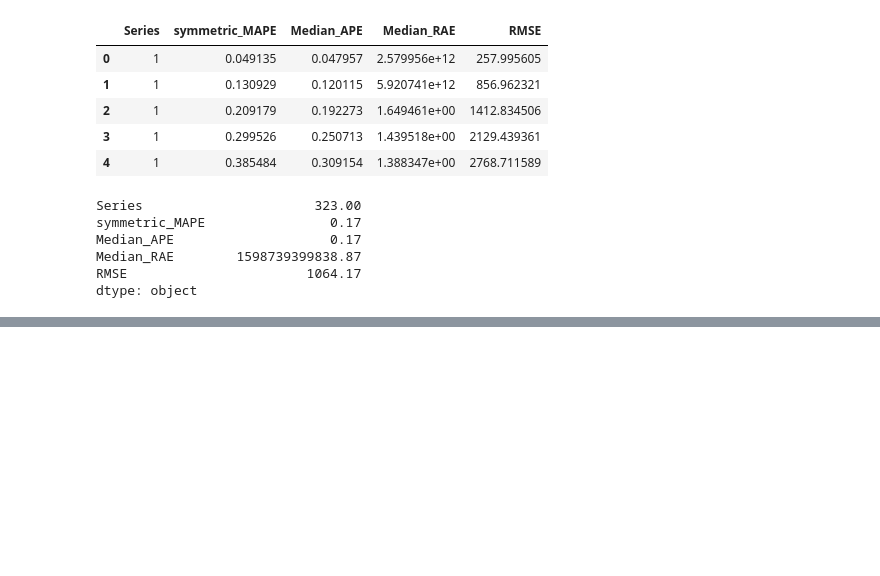
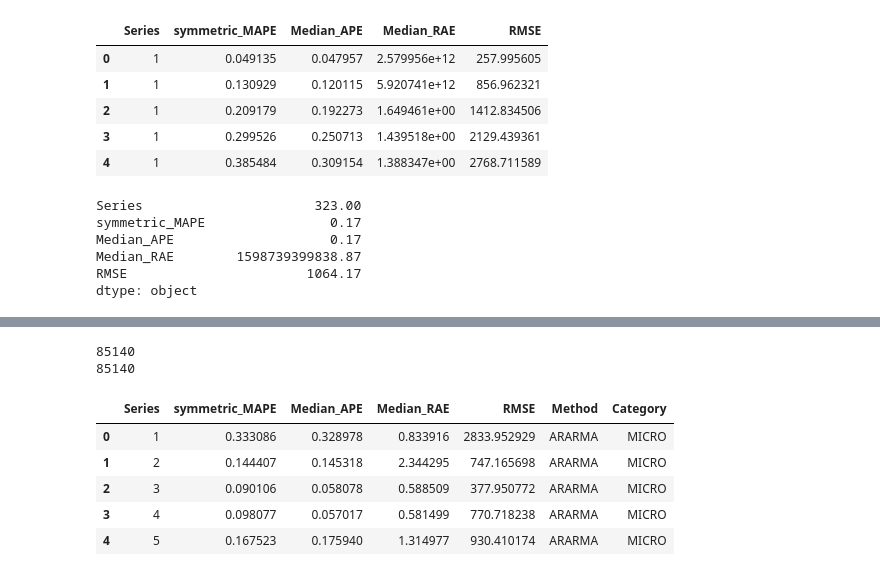
Before and after one commit to tom-alten/OutsmartingTime, a Jupyter notebook: M-Competitions/M3-Competition/M3_Yearly_eval.ipynb, the cells around one changed output, grey strips where cells are left out. Drawn from its saved outputs; the diff is of its cells as text; code cells hidden in the pictures; blank space fills up the shorter version.

```diff
--- a/M-Competitions/M3-Competition/M3_Yearly_eval.ipynb
+++ b/M-Competitions/M3-Competition/M3_Yearly_eval.ipynb
@@ -227,0 +246,23 @@ dtype: object
+# %%
+# Rename columns
+combined_df.rename(columns = {0 : 'Series', 1 : 'NF'}, inplace = True)
+
+# Change series to int in the same fashion as the other dataframes
+combined_df['Series'] = combined_df['Series'].str.replace('N', '')
+combined_df['Series'] = combined_df['Series'].str.replace(' ', '')
+combined_df['Series'] = combined_df['Series'].astype(int)
+
+# Change position of sheet column
+cols = combined_df.columns.tolist()
+cols = cols[-1:] + cols[:-1]
+combined_df = combined_df[cols]
+
+# Rename columns so that 1 is the first forecast period
+combined_df.rename(columns=lambda x: x - 1 if isinstance(x, int) else x, inplace=True)
+
+# Melt the dataframe i.e. unpivot
+df_long = pd.melt(combined_df, id_vars=['Sheet', 'NF' , 'Series'], value_name='value', var_name='ForecastPeriod')
+
+# Sort the dataframe
+df_long_sorted = df_long.sort_values(by=['Sheet', 'Series', 'ForecastPeriod'])
+df_long_sorted.head()
@@ -227,0 +391,6 @@ dtype: object
+# %%
+print(len(df_forecast))
+print(len(df_forecast.dropna(subset=['value'])))
+# %% [output]
+85140
+85140
@@ -227,0 +399,9 @@ dtype: object
+# %%
+test1.head()
+# %% [output]
+|  | Series | symmetric_MAPE | Median_APE | Median_RAE | RMSE | Method | Category |
+| 0 | 1 | 0.333086 | 0.328978 | 0.833916 | 2833.952929 | ARARMA | MICRO |
+| 1 | 2 | 0.144407 | 0.145318 | 2.344295 | 747.165698 | ARARMA | MICRO |
+| 2 | 3 | 0.090106 | 0.058078 | 0.588509 | 377.950772 | ARARMA | MICRO |
+| 3 | 4 | 0.098077 | 0.057017 | 0.581499 | 770.718238 | ARARMA | MICRO |
+| 4 | 5 | 0.167523 | 0.175940 | 1.314977 | 930.410174 | ARARMA | MICRO |
```
Also changed, not shown: parts of 17 cells of this notebook.
